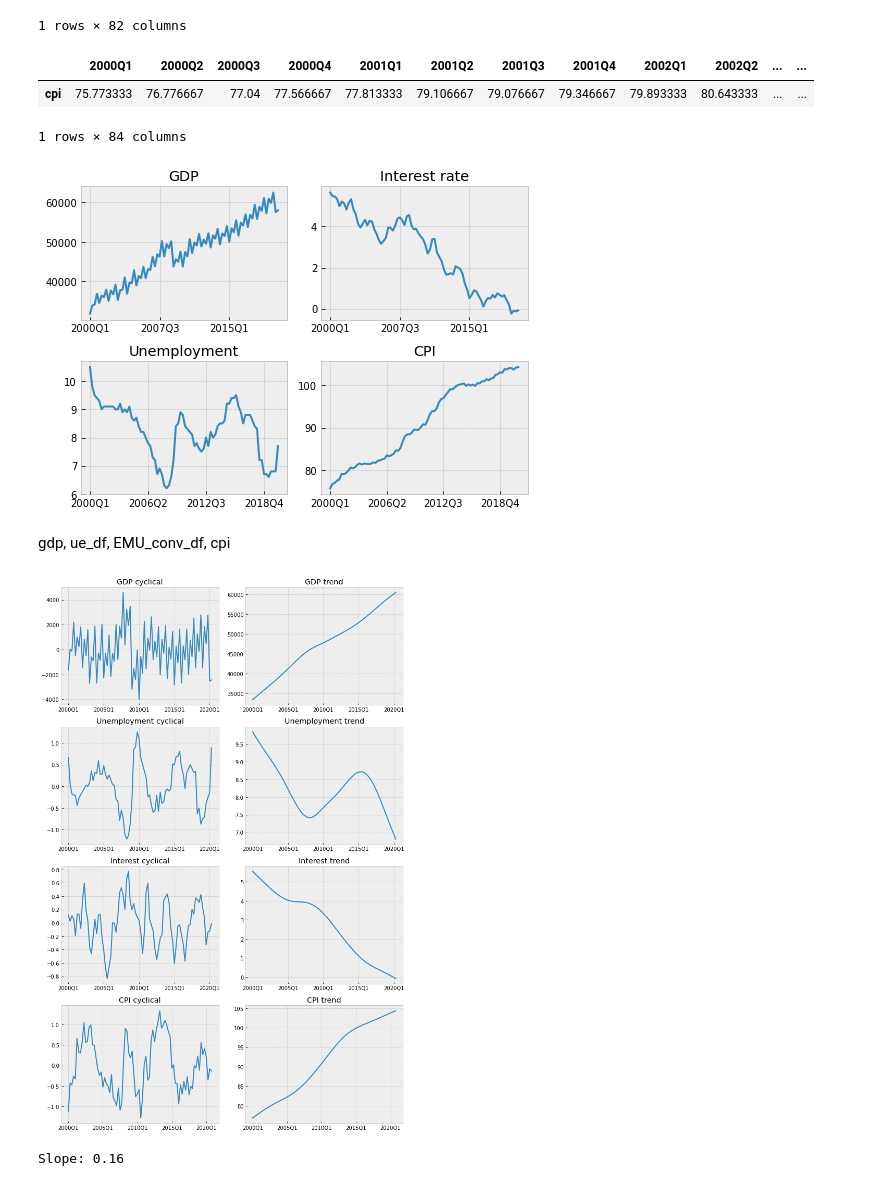
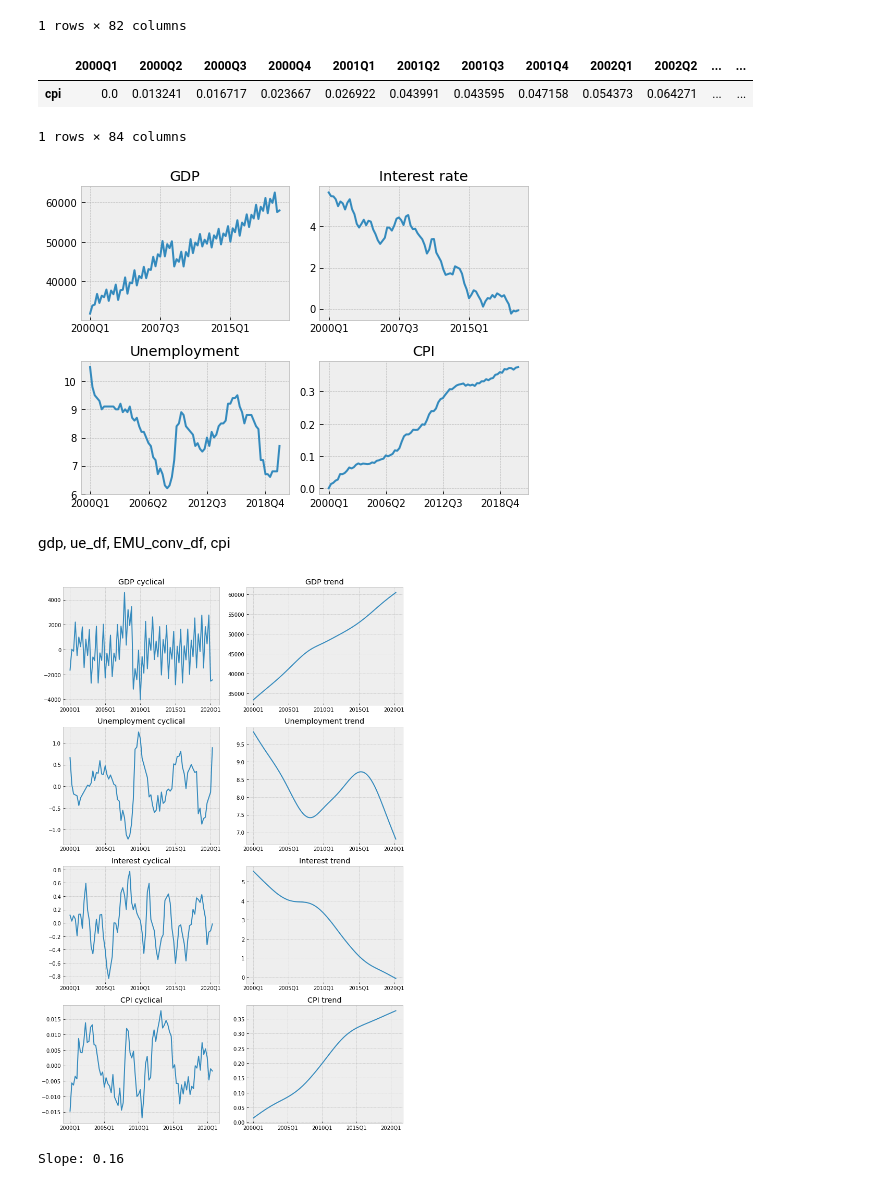
Before and after one commit to SanteriVtj/inflation-and-unemployment-lr, a Jupyter notebook: nb.ipynb, the cells around one changed output. Cells and saved outputs as stored; diff of their text form; code cells hidden in the pictures.

```diff
--- a/nb.ipynb
+++ b/nb.ipynb
@@ -69,17 +69,20 @@ EMU_conv_df.head()
 # %%
 cpi = eurostat.get_data_df('ei_cphi_m')
 cpi = cpi[cpi['geo\\time'].str.match('FI') & cpi['indic'].str.match('CP-HI00')]
 cpi = cpi.drop(cpi.index[1:])
 cpi = cpi.drop(cpi.columns[:4], axis=1).dropna(axis=1).iloc[:, ::-1]
 cpi = cpi.drop(cpi.columns[:list(cpi.columns).index('2000M01')], axis=1)
 cpi.columns = map(lambda x: f'{x[:4]}-{m[x[4:]]}', cpi.columns)
 cpi = cpi.groupby(pd.PeriodIndex(cpi.columns, freq='Q'), axis=1).mean()
 cpi.columns = cpi.columns.astype('str')
 cpi.index = ['cpi']
+i_1 = cpi.iloc[0][0]
+for i, v in enumerate(cpi.iloc[0]):
+    cpi.iloc[0][i] = v / i_1 - 1
 cpi.head()
 # %% [output]
 |  | 2000Q1 | 2000Q2 | 2000Q3 | 2000Q4 | 2001Q1 | 2001Q2 | 2001Q3 | 2001Q4 | 2002Q1 | 2002Q2 | ... | ... |
-| cpi | 75.773333 | 76.776667 | 77.04 | 77.566667 | 77.813333 | 79.106667 | 79.076667 | 79.346667 | 79.893333 | 80.643333 | ... | ... |
+| cpi | 0.0 | 0.013241 | 0.016717 | 0.023667 | 0.026922 | 0.043991 | 0.043595 | 0.047158 | 0.054373 | 0.064271 | ... | ... |
 1 rows × 84 columns
 # %%
 fig, axs = plt.subplots(2,2, figsize=(7,5))
@@ -97,7 +100,7 @@ axs[1,1].set_title('CPI')
 axs[1,1].set_xticks([i for e, i in enumerate(cpi.columns) if e % 25 == 0])
 fig.tight_layout()
 # %% [output]
-[figure, old version]
+[figure, new version]
 # %% [markdown]
 gdp, ue_df, EMU_conv_df, cpi
 # %%
@@ -138,7 +141,7 @@ axs[3,1].set_title('CPI trend')
 
 fig.tight_layout()
 # %% [output]
-[figure, old version]
+[figure, new version]
 # %%
 rl = sm.OLS(t_ue_df, sm.add_constant(t_EMU_conv_df)).fit()
 a, b = rl.params
```
Also changed, not shown: parts of 8 cells of this notebook.
